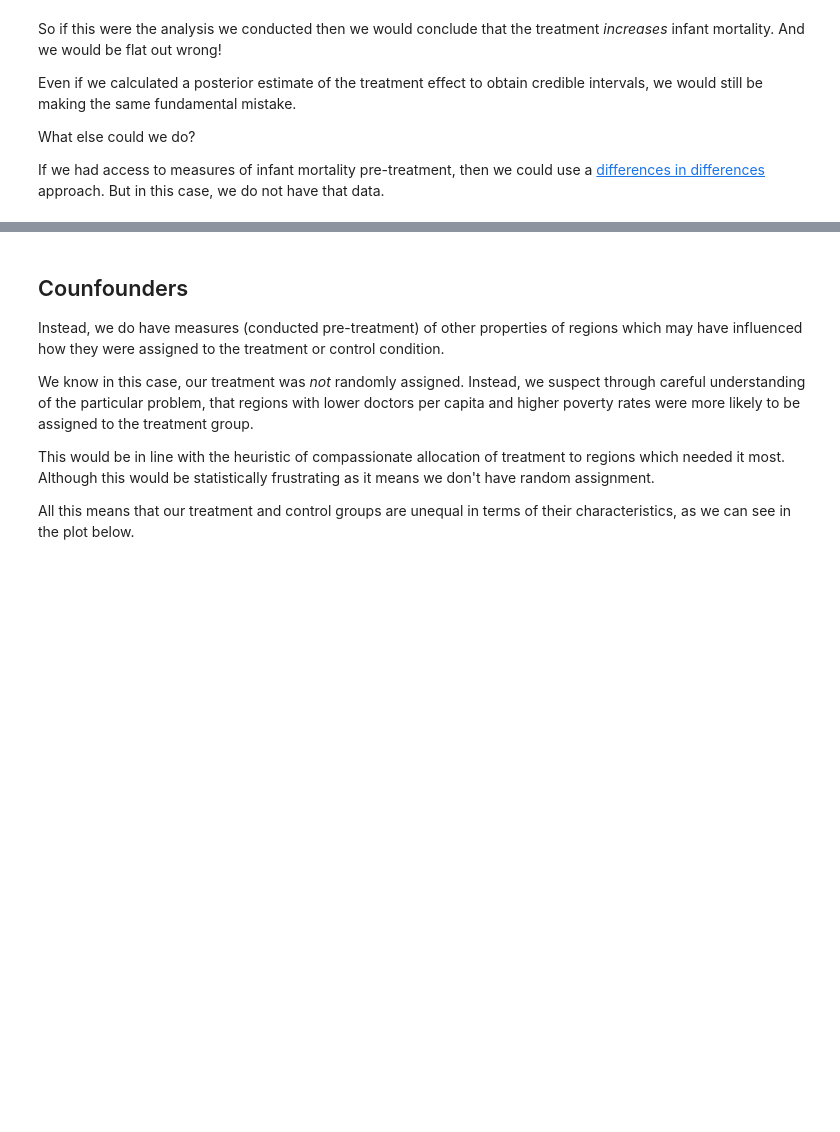
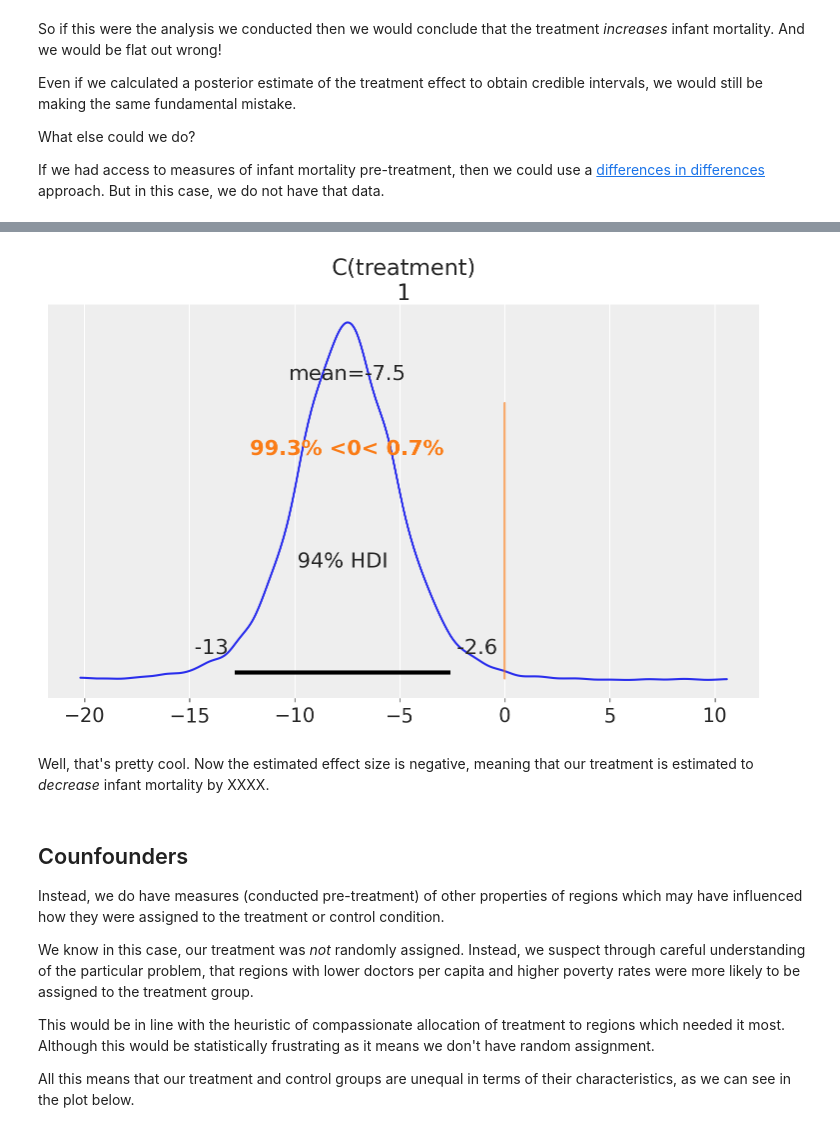
Before and after one commit to drbenvincent/pymc-examples, a Jupyter notebook: examples/causal_inference/propensity_scores.ipynb, the cells around one changed output, grey strips where cells are left out. Saved outputs shown, nothing was run; the diff lists cells and outputs as text; code cells hidden in the pictures; blank space fills up the shorter version.

```diff
--- a/examples/causal_inference/propensity_scores.ipynb
+++ b/examples/causal_inference/propensity_scores.ipynb
@@ -109,3 +156,9 @@ If we had access to measures of infant mortality pre-treatment, then we could us
+# %%
+az.plot_posterior(fitted, var_names="C(treatment)", ref_val=0);
+# %% [output]
+[figure, added]
+# %% [markdown]
+Well, that's pretty cool. Now the estimated effect size is negative, meaning that our treatment is estimated to _decrease_ infant mortality by XXXX.
 # %% [markdown]
 ## Counfounders
 Instead, we do have measures (conducted pre-treatment) of other properties of regions which may have influenced how they were assigned to the treatment or control condition.
```
Also changed, not shown: parts of 14 cells of this notebook.
